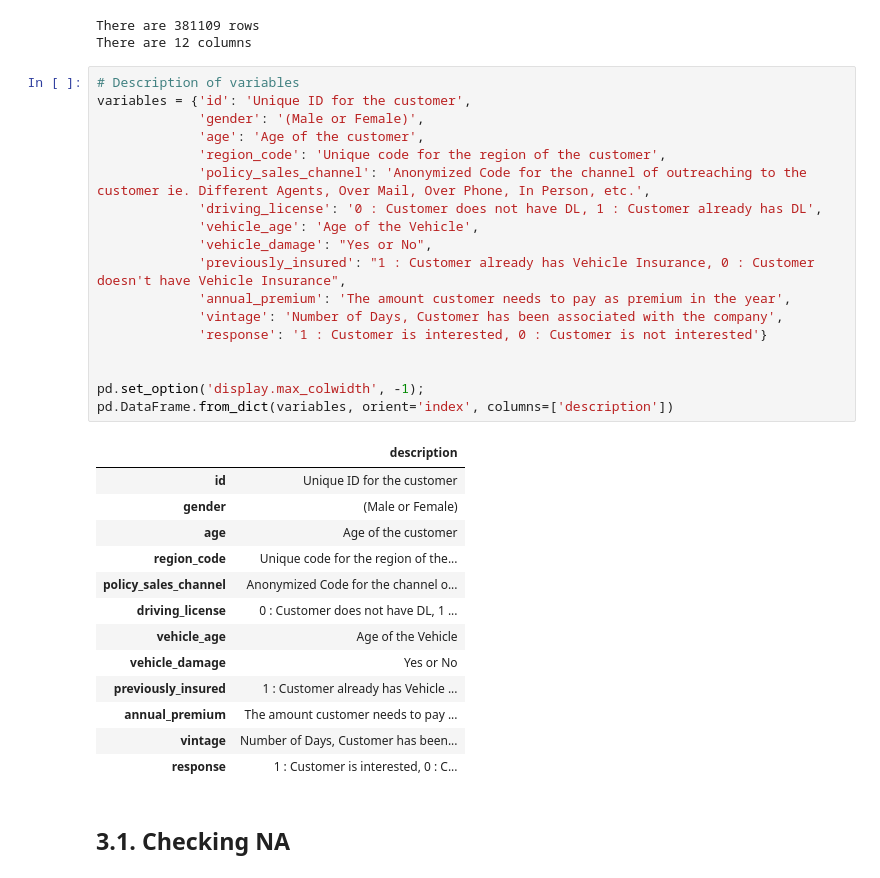
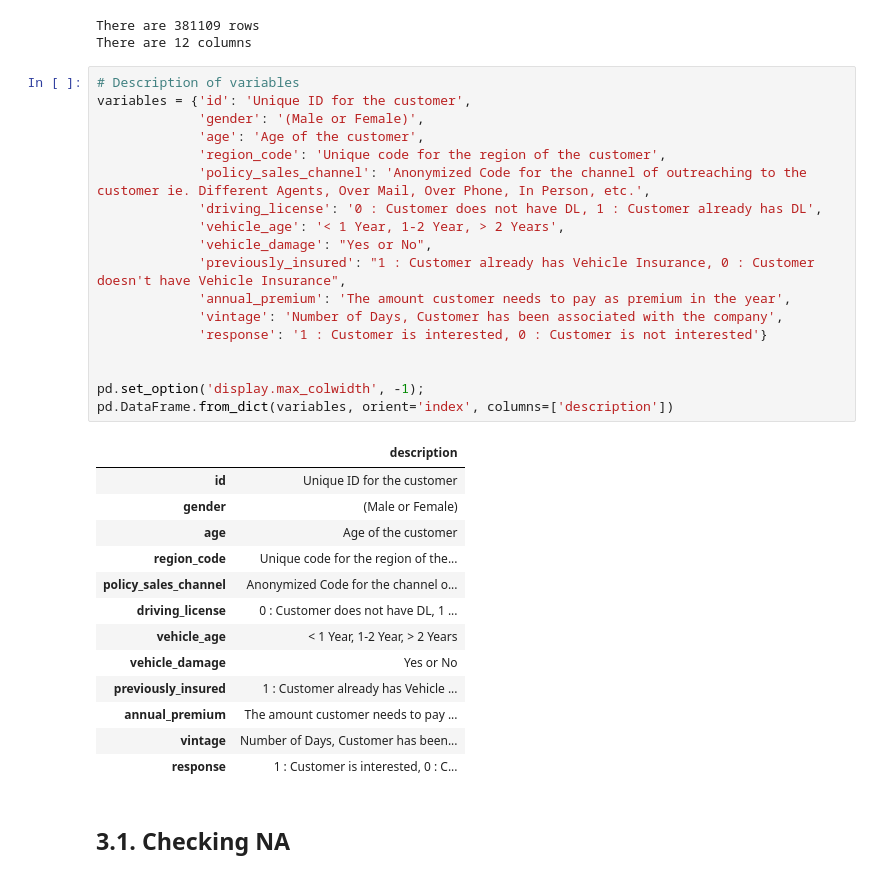
Before and after one commit to AlvaroMatsuda/Insurance_All, a Jupyter notebook: Health_Insurance_Cross_Sell_Project.ipynb, the cells around one changed output. Cells and saved outputs as stored; diff of their text form.

```diff
--- a/Health_Insurance_Cross_Sell_Project.ipynb
+++ b/Health_Insurance_Cross_Sell_Project.ipynb
@@ -208,30 +182,30 @@ There are 12 columns
 # %%
 # Description of variables
 variables = {'id': 'Unique ID for the customer',
              'gender': '(Male or Female)',
              'age': 'Age of the customer',
              'region_code': 'Unique code for the region of the customer',
              'policy_sales_channel': 'Anonymized Code for the channel of outreaching to the customer ie. Different Agents, Over Mail, Over Phone, In Person, etc.',
              'driving_license': '0 : Customer does not have DL, 1 : Customer already has DL',
-             'vehicle_age': 'Age of the Vehicle',
+             'vehicle_age': '< 1 Year, 1-2 Year, > 2 Years',
              'vehicle_damage': "Yes or No",
              'previously_insured': "1 : Customer already has Vehicle Insurance, 0 : Customer doesn't have Vehicle Insurance",
              'annual_premium': 'The amount customer needs to pay as premium in the year',
              'vintage': 'Number of Days, Customer has been associated with the company',
              'response': '1 : Customer is interested, 0 : Customer is not interested'}
 
 
 pd.set_option('display.max_colwidth', -1);
 pd.DataFrame.from_dict(variables, orient='index', columns=['description'])
 # %% [output]
 |  | description |
 | id | Unique ID for the customer |
 | gender | (Male or Female) |
 | age | Age of the customer |
 | region_code | Unique code for the region of the... |
 | policy_sales_channel | Anonymized Code for the channel o... |
 | driving_license | 0 : Customer does not have DL, 1 ... |
-| vehicle_age | Age of the Vehicle |
+| vehicle_age | < 1 Year, 1-2 Year, > 2 Years |
 | vehicle_damage | Yes or No |
 | previously_insured | 1 : Customer already has Vehicle ... |
 | annual_premium | The amount customer needs to pay ... |
```
Also changed, not shown: parts of 19 cells of this notebook.
